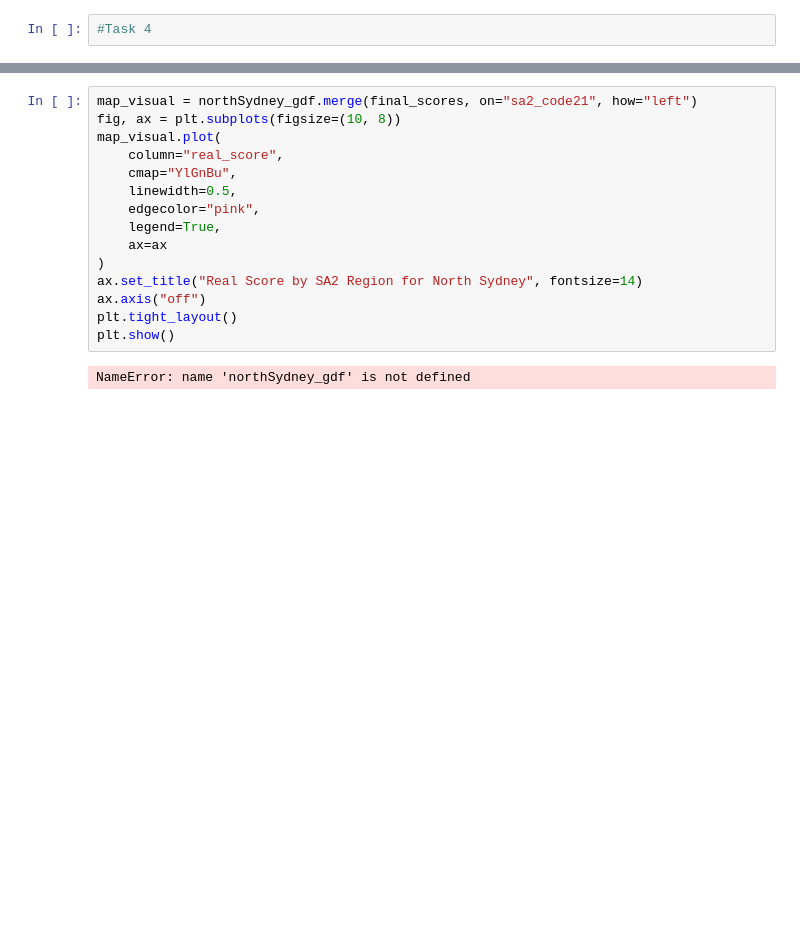
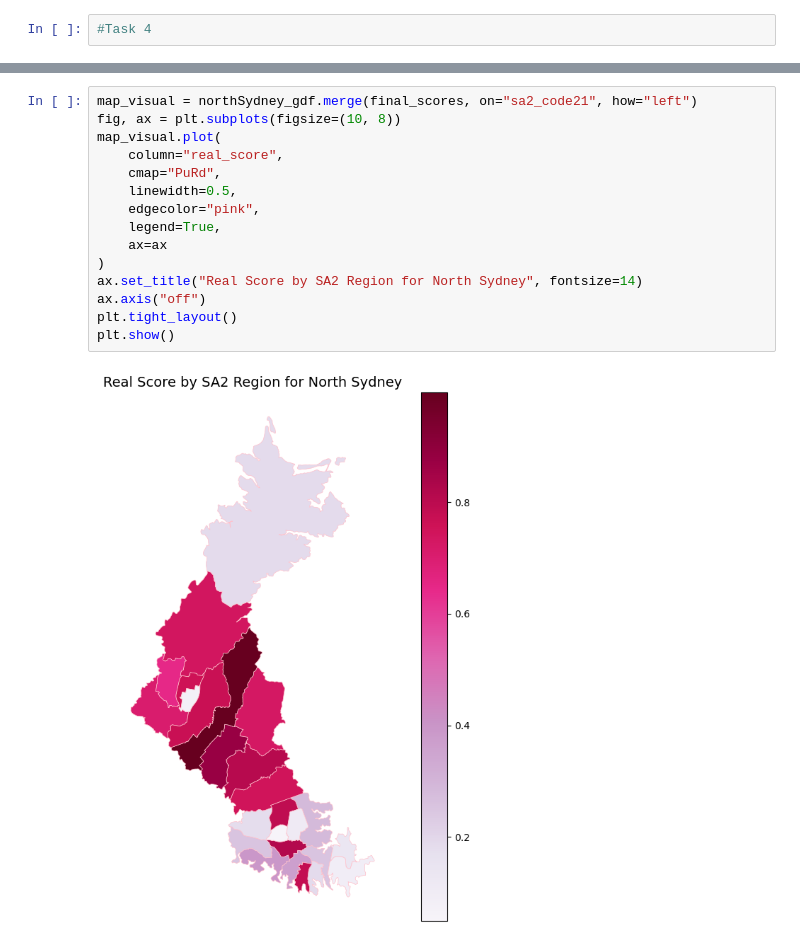
Before and after one commit to Katherine-Kong/DATA2001-A, a Jupyter notebook: Michella's Notebook.ipynb, the cells around one changed output, grey strips where cells are left out. Cells and saved outputs as stored; diff of their text form; blank space fills up the shorter version.

```diff
--- a/Michella's Notebook.ipynb
+++ b/Michella's Notebook.ipynb
@@ -585,17 +755,17 @@ print("correlation coeffient:", income_corr)
 # %%
 map_visual = northSydney_gdf.merge(final_scores, on="sa2_code21", how="left")
 fig, ax = plt.subplots(figsize=(10, 8))
 map_visual.plot(
     column="real_score",
-    cmap="YlGnBu",
+    cmap="PuRd",
     linewidth=0.5,
     edgecolor="pink",
     legend=True,
     ax=ax
 )
 ax.set_title("Real Score by SA2 Region for North Sydney", fontsize=14)
 ax.axis("off")
 plt.tight_layout()
 plt.show()
 # %% [output]
-NameError: name 'northSydney_gdf' is not defined
+[figure, added]
```
Also changed, not shown: parts of 22 cells of this notebook, 2 other files.
